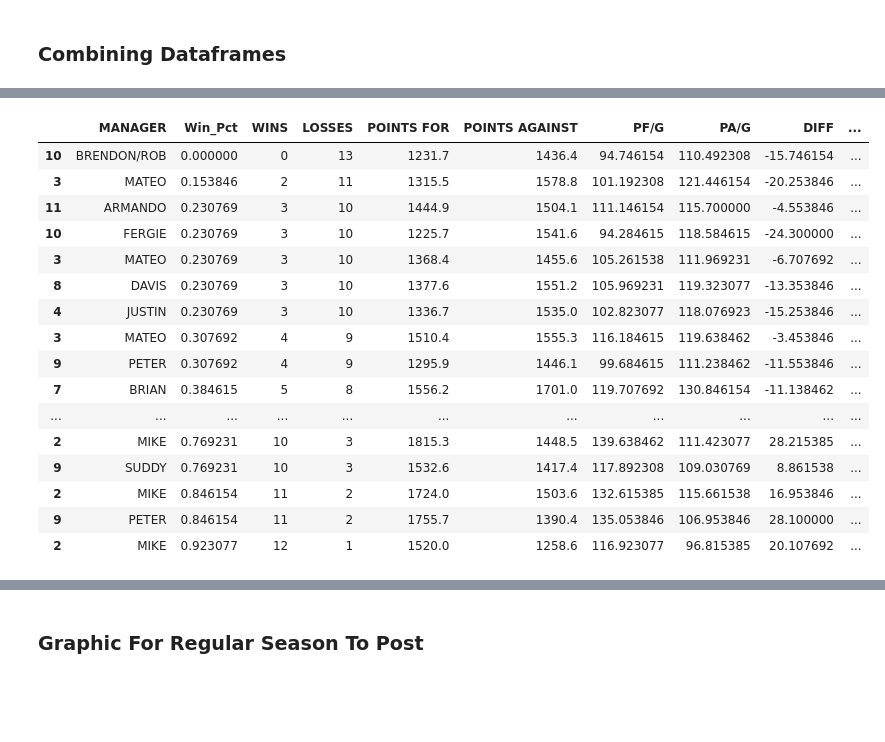
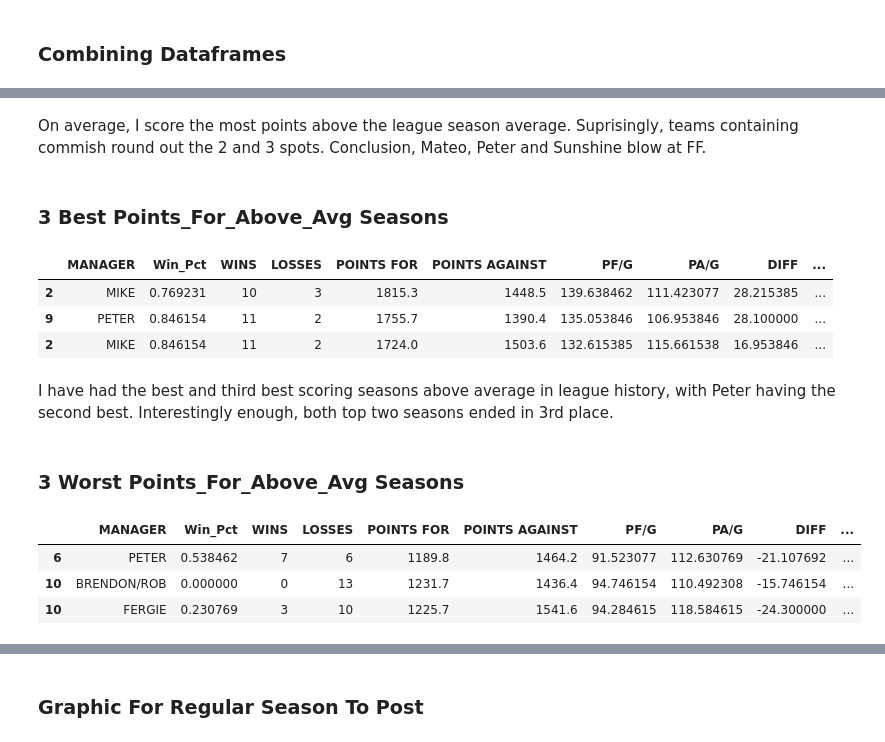
Before and after one commit to mikestef235/FF_owners, a Jupyter notebook: iPython_Notebooks/2018-2019 EOY Owner Rankings.ipynb, the cells around one changed output, grey strips where cells are left out. Drawn from its saved outputs; the diff is of its cells as text; code cells hidden in the pictures; blank space fills up the shorter version.

```diff
--- a/iPython_Notebooks/2018-2019 EOY Owner Rankings.ipynb
+++ b/iPython_Notebooks/2018-2019 EOY Owner Rankings.ipynb
@@ -44,20 +56,22 @@ data = data_2014.append([data_2015, data_2016, data_2017])
+# %% [markdown]
+On average, I score the most points above the league season average. Suprisingly, teams containing commish round out the 2 and 3 spots. Conclusion, Mateo, Peter and Sunshine blow at FF.
+# %% [markdown]
+### 3 Best Points_For_Above_Avg Seasons
+# %%
+data.sort_values('Pts_For_Above_Avg', ascending=False)[:3]
+# %% [output]
+|  | MANAGER | Win_Pct | WINS | LOSSES | POINTS FOR | POINTS AGAINST | PF/G | PA/G | DIFF | ... |
+| 2 | MIKE | 0.769231 | 10 | 3 | 1815.3 | 1448.5 | 139.638462 | 111.423077 | 28.215385 | ... |
+| 9 | PETER | 0.846154 | 11 | 2 | 1755.7 | 1390.4 | 135.053846 | 106.953846 | 28.100000 | ... |
+| 2 | MIKE | 0.846154 | 11 | 2 | 1724.0 | 1503.6 | 132.615385 | 115.661538 | 16.953846 | ... |
+# %% [markdown]
+I have had the best and third best scoring seasons above average in league history, with Peter having the second best. Interestingly enough, both top two seasons ended in 3rd place.
+# %% [markdown]
+### 3 Worst Points_For_Above_Avg Seasons
 # %%
-data.sort_values('Win_Pct')
+data.sort_values('Pts_For_Above_Avg')[:3]
 # %% [output]
 |  | MANAGER | Win_Pct | WINS | LOSSES | POINTS FOR | POINTS AGAINST | PF/G | PA/G | DIFF | ... |
+| 6 | PETER | 0.538462 | 7 | 6 | 1189.8 | 1464.2 | 91.523077 | 112.630769 | -21.107692 | ... |
 | 10 | BRENDON/ROB | 0.000000 | 0 | 13 | 1231.7 | 1436.4 | 94.746154 | 110.492308 | -15.746154 | ... |
-| 3 | MATEO | 0.153846 | 2 | 11 | 1315.5 | 1578.8 | 101.192308 | 121.446154 | -20.253846 | ... |
-| 11 | ARMANDO | 0.230769 | 3 | 10 | 1444.9 | 1504.1 | 111.146154 | 115.700000 | -4.553846 | ... |
 | 10 | FERGIE | 0.230769 | 3 | 10 | 1225.7 | 1541.6 | 94.284615 | 118.584615 | -24.300000 | ... |
-| 3 | MATEO | 0.230769 | 3 | 10 | 1368.4 | 1455.6 | 105.261538 | 111.969231 | -6.707692 | ... |
-| 8 | DAVIS | 0.230769 | 3 | 10 | 1377.6 | 1551.2 | 105.969231 | 119.323077 | -13.353846 | ... |
-| 4 | JUSTIN | 0.230769 | 3 | 10 | 1336.7 | 1535.0 | 102.823077 | 118.076923 | -15.253846 | ... |
-| 3 | MATEO | 0.307692 | 4 | 9 | 1510.4 | 1555.3 | 116.184615 | 119.638462 | -3.453846 | ... |
-| 9 | PETER | 0.307692 | 4 | 9 | 1295.9 | 1446.1 | 99.684615 | 111.238462 | -11.553846 | ... |
-| 7 | BRIAN | 0.384615 | 5 | 8 | 1556.2 | 1701.0 | 119.707692 | 130.846154 | -11.138462 | ... |
-| ... | ... | ... | ... | ... | ... | ... | ... | ... | ... | ... |
-| 2 | MIKE | 0.769231 | 10 | 3 | 1815.3 | 1448.5 | 139.638462 | 111.423077 | 28.215385 | ... |
-| 9 | SUDDY | 0.769231 | 10 | 3 | 1532.6 | 1417.4 | 117.892308 | 109.030769 | 8.861538 | ... |
-| 2 | MIKE | 0.846154 | 11 | 2 | 1724.0 | 1503.6 | 132.615385 | 115.661538 | 16.953846 | ... |
-| 9 | PETER | 0.846154 | 11 | 2 | 1755.7 | 1390.4 | 135.053846 | 106.953846 | 28.100000 | ... |
-| 2 | MIKE | 0.923077 | 12 | 1 | 1520.0 | 1258.6 | 116.923077 | 96.815385 | 20.107692 | ... |
```
Also changed, not shown: parts of 44 cells of this notebook.
